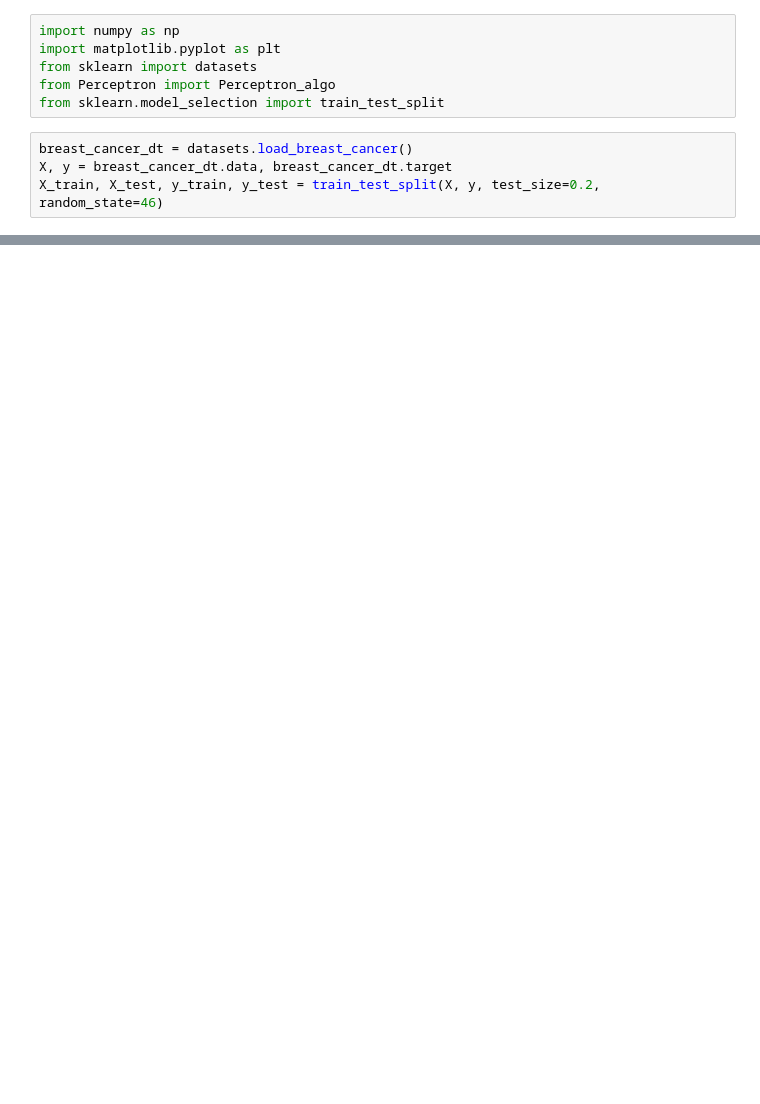
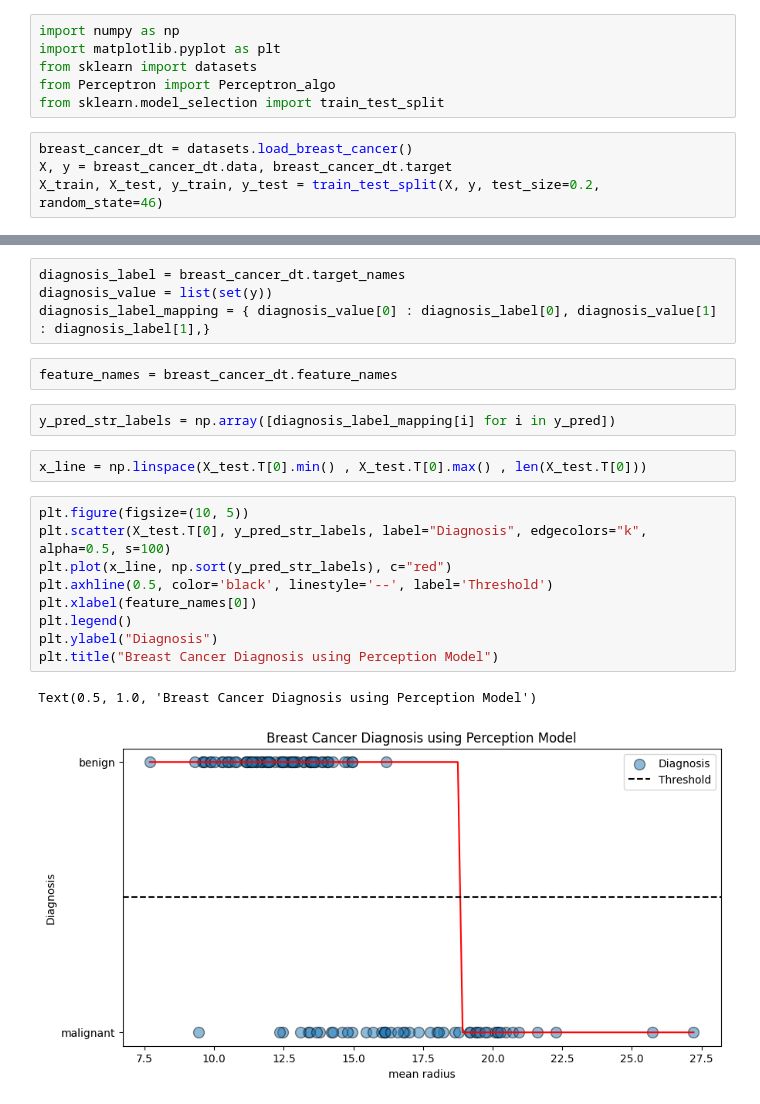
Before and after one commit to Q-Dead/Machine-Learning-Projects, a Jupyter notebook: Perceptron Algorithm from Scratch/PerceptronAlgorithm.ipynb, the cells around one changed output, grey strips where cells are left out. Saved outputs shown, nothing was run; the diff lists cells and outputs as text; blank space fills up the shorter version.

Commit message:
Added a visualization on Perception algorithm notebok

```diff
--- a/Perceptron Algorithm from Scratch/PerceptronAlgorithm.ipynb
+++ b/Perceptron Algorithm from Scratch/PerceptronAlgorithm.ipynb
@@ -33,0 +15,22 @@ y_pred = perceptron.predict(X_train)
+# %%
+diagnosis_label = breast_cancer_dt.target_names
+diagnosis_value = list(set(y))
+diagnosis_label_mapping = { diagnosis_value[0] : diagnosis_label[0], diagnosis_value[1] : diagnosis_label[1],}
+# %%
+feature_names = breast_cancer_dt.feature_names
+# %%
+y_pred_str_labels = np.array([diagnosis_label_mapping[i] for i in y_pred])
+# %%
+x_line = np.linspace(X_test.T[0].min() , X_test.T[0].max() , len(X_test.T[0]))
+# %%
+plt.figure(figsize=(10, 5))
+plt.scatter(X_test.T[0], y_pred_str_labels, label="Diagnosis", edgecolors="k", alpha=0.5, s=100)
+plt.plot(x_line, np.sort(y_pred_str_labels), c="red")
+plt.axhline(0.5, color='black', linestyle='--', label='Threshold')
+plt.xlabel(feature_names[0])
+plt.legend()
+plt.ylabel("Diagnosis")
+plt.title("Breast Cancer Diagnosis using Perception Model")
+# %% [output]
+Text(0.5, 1.0, 'Breast Cancer Diagnosis using Perception Model')
+[figure, added]
```
Also changed, not shown: parts of 2 cells of this notebook.
